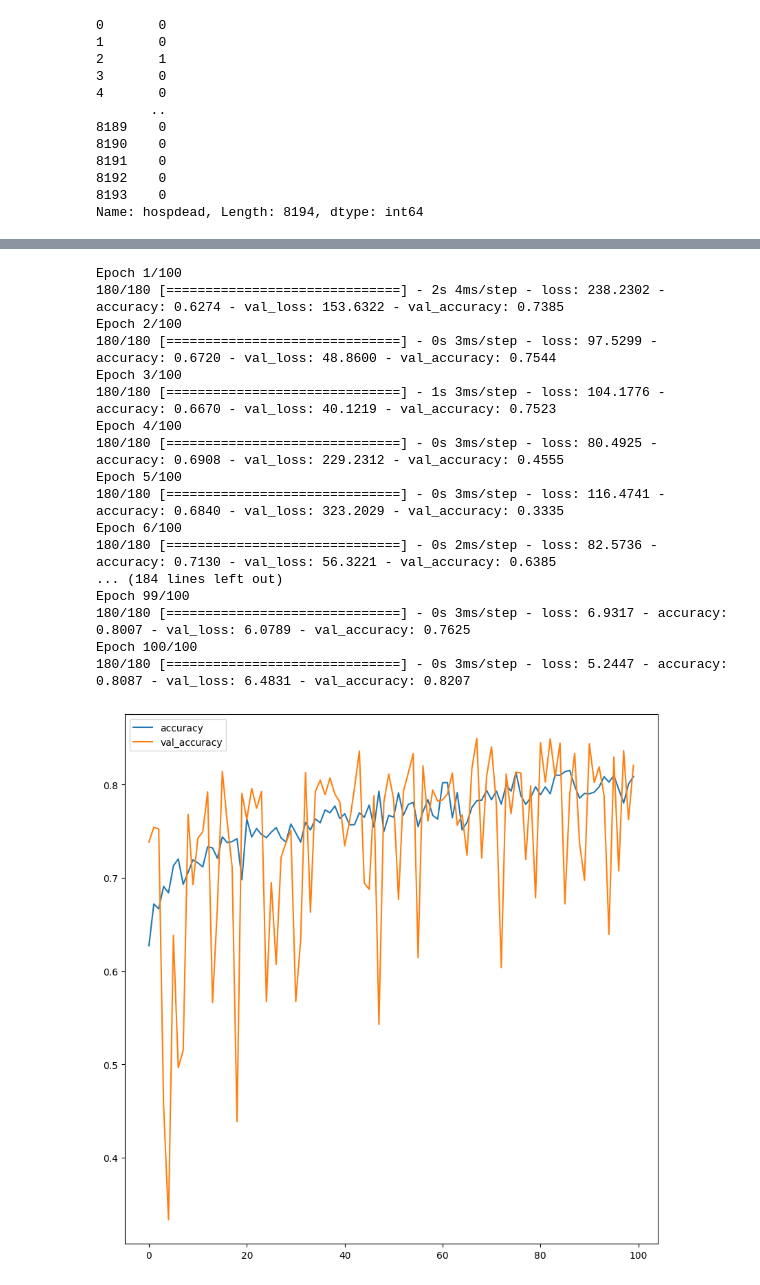
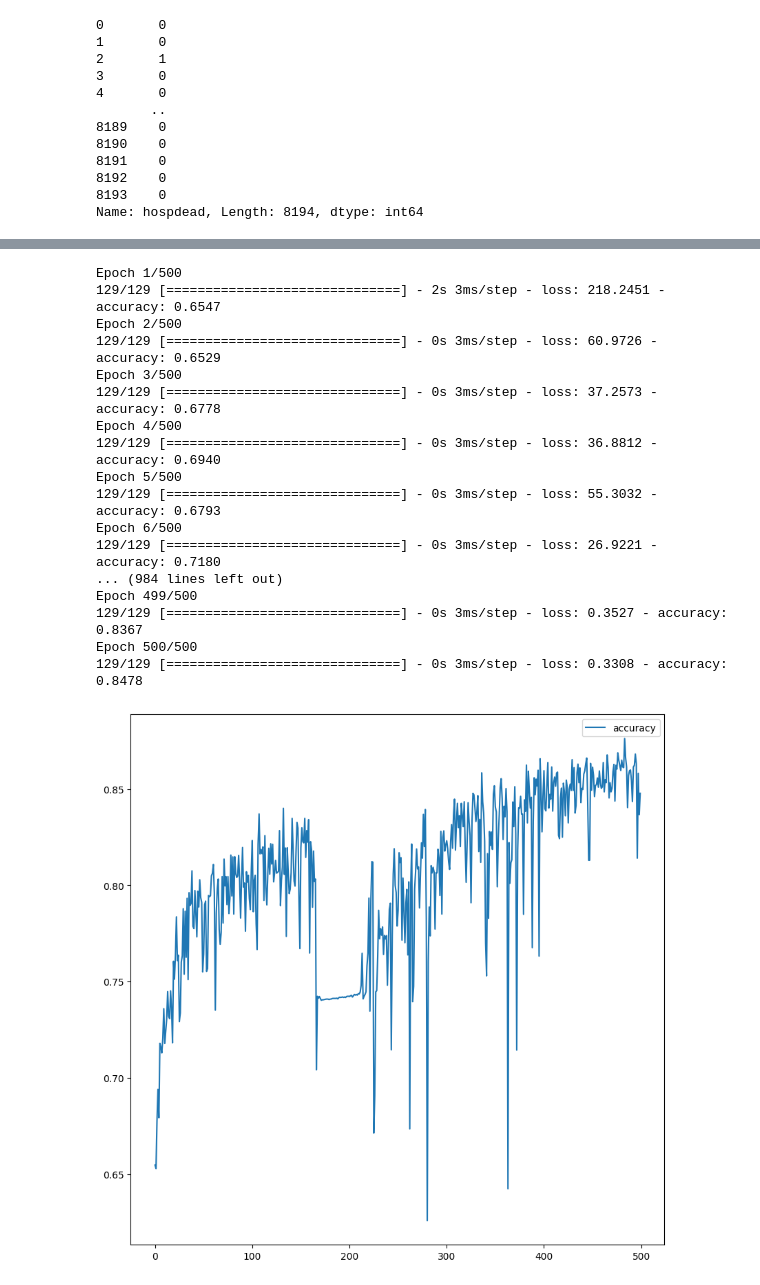
Before and after one commit to MH0386/death_predictor, a Jupyter notebook: death_predictor.ipynb, the cells around one changed output, grey strips where cells are left out. Saved outputs shown, nothing was run; the diff lists cells and outputs as text; code cells hidden in the pictures.

```diff
--- a/death_predictor.ipynb
+++ b/death_predictor.ipynb
@@ -289,34 +261,38 @@ model.compile(
     metrics=['accuracy']
 )
 # %%
-h = model.fit(x_train, y_train, epochs=100, validation_split=0.3, batch_size=32)
+h = model.fit(
+    x_train,
+    y_train,
+    epochs=500,
+    batch_size=64
+)
 # %% [output]
-Epoch 1/100
-180/180 [==============================] - 2s 4ms/step - loss: 238.2302 - accuracy: 0.6274 - val_loss: 153.6322 - val_accuracy: 0.7385
-Epoch 2/100
-180/180 [==============================] - 0s 3ms/step - loss: 97.5299 - accuracy: 0.6720 - val_loss: 48.8600 - val_accuracy: 0.7544
-Epoch 3/100
-180/180 [==============================] - 1s 3ms/step - loss: 104.1776 - accuracy: 0.6670 - val_loss: 40.1219 - val_accuracy: 0.7523
-Epoch 4/100
-180/180 [==============================] - 0s 3ms/step - loss: 80.4925 - accuracy: 0.6908 - val_loss: 229.2312 - val_accuracy: 0.4555
-Epoch 5/100
-180/180 [==============================] - 0s 3ms/step - loss: 116.4741 - accuracy: 0.6840 - val_loss: 323.2029 - val_accuracy: 0.3335
-Epoch 6/100
-180/180 [==============================] - 0s 2ms/step - loss: 82.5736 - accuracy: 0.7130 - val_loss: 56.3221 - val_accuracy: 0.6385
-... (184 lines left out)
-Epoch 99/100
-180/180 [==============================] - 0s 3ms/step - loss: 6.9317 - accuracy: 0.8007 - val_loss: 6.0789 - val_accuracy: 0.7625
-Epoch 100/100
-180/180 [==============================] - 0s 3ms/step - loss: 5.2447 - accuracy: 0.8087 - val_loss: 6.4831 - val_accuracy: 0.8207
+Epoch 1/500
+129/129 [==============================] - 2s 3ms/step - loss: 218.2451 - accuracy: 0.6547
+Epoch 2/500
+129/129 [==============================] - 0s 3ms/step - loss: 60.9726 - accuracy: 0.6529
+Epoch 3/500
+129/129 [==============================] - 0s 3ms/step - loss: 37.2573 - accuracy: 0.6778
+Epoch 4/500
+129/129 [==============================] - 0s 3ms/step - loss: 36.8812 - accuracy: 0.6940
+Epoch 5/500
+129/129 [==============================] - 0s 3ms/step - loss: 55.3032 - accuracy: 0.6793
+Epoch 6/500
+129/129 [==============================] - 0s 3ms/step - loss: 26.9221 - accuracy: 0.7180
+... (984 lines left out)
+Epoch 499/500
+129/129 [==============================] - 0s 3ms/step - loss: 0.3527 - accuracy: 0.8367
+Epoch 500/500
+129/129 [==============================] - 0s 3ms/step - loss: 0.3308 - accuracy: 0.8478
 # %%
-
 plt.figure(figsize=(10, 10))
 plt.plot(h.history['accuracy'])
-plt.plot(h.history['val_accuracy'])
-plt.legend(['accuracy','val_accuracy'])
+#plt.plot(h.history['val_accuracy'])
+plt.legend(['accuracy', 'val_accuracy'])
 plt.show()
 # %% [output]
-[figure, old version]
+[figure, new version]
 # %%
 model.evaluate(x_train, y_train)
 # %% [output]
```
Also changed, not shown: parts of 19 cells of this notebook.
